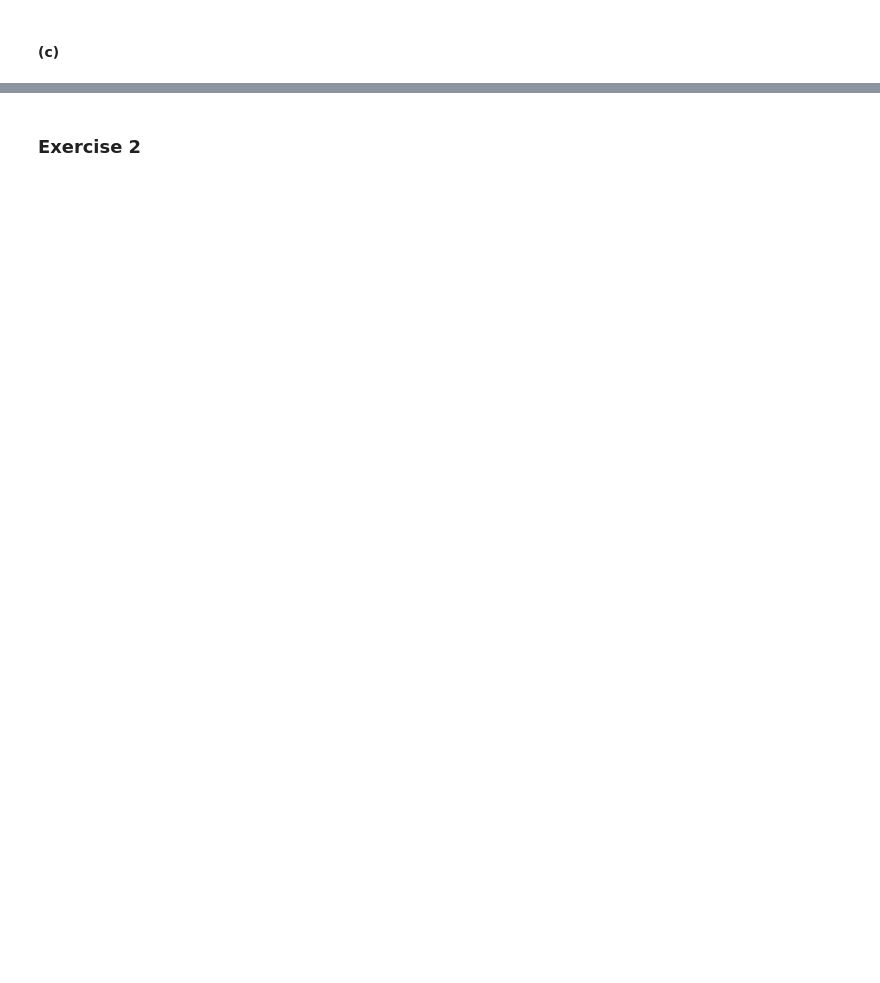
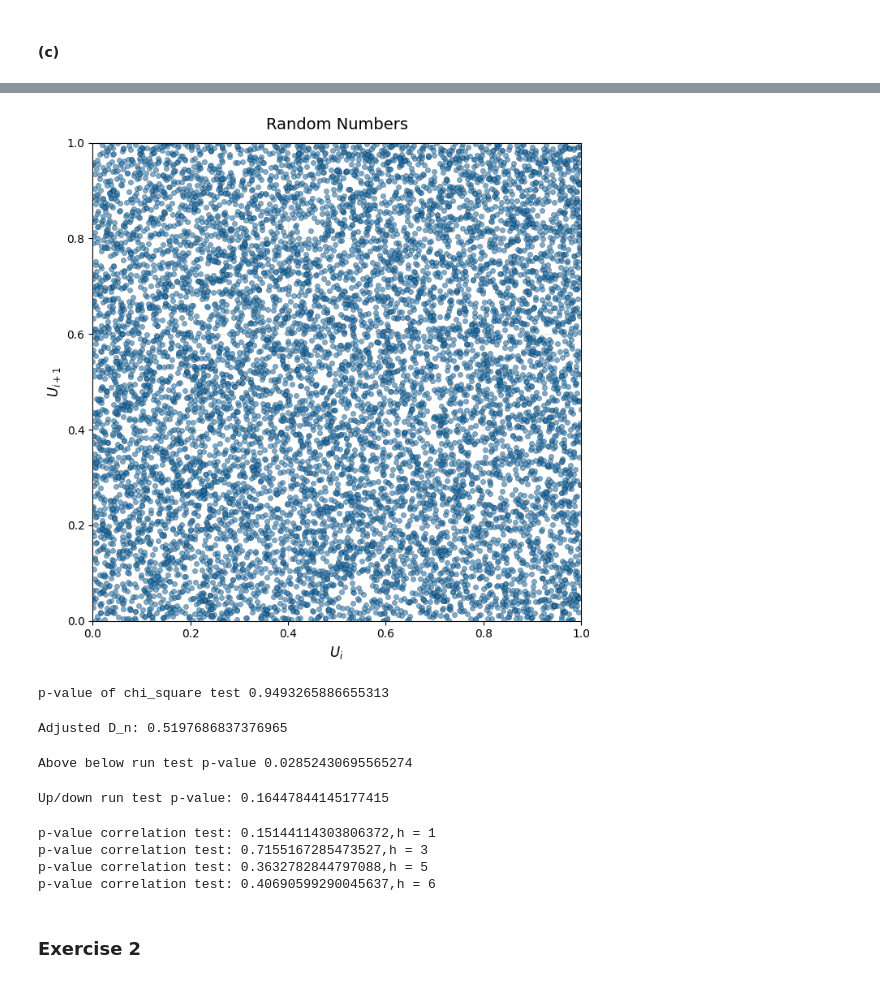
Before and after one commit to AgnesOlsen/02443_Stocastic_Simulation, a Jupyter notebook: Notebooks/Katrine.ipynb, the cells around one changed output, grey strips where cells are left out. Drawn from its saved outputs; the diff is of its cells as text; code cells hidden in the pictures; blank space fills up the shorter version.

```diff
--- a/Notebooks/Katrine.ipynb
+++ b/Notebooks/Katrine.ipynb
@@ -319,3 +418,67 @@ RN = LCG(x0, a, c, M, iter)
+# %%
+# Scatterplot
+
+plt.figure(figsize=(7, 7))
+
+plt.scatter(
+    RN[:-1],
+    RN[1:],
+    s=20,          # marker size
+    alpha=0.6,     # transparency
+    edgecolors='black',
+    linewidths=0.3
+)
+
+plt.title("Random Numbers", fontsize=14, pad=12)
+plt.xlabel(r"$U_i$", fontsize=12)
+plt.ylabel(r"$U_{i+1}$", fontsize=12)
+
+plt.grid(alpha=0.3)
+plt.xlim(0, 1)
+plt.ylim(0, 1)
+
+plt.tight_layout()
+plt.show()
+# %% [output]
+[figure, added]
+# %%
+# Chi-squared test with 10 bins
+
+bins = 10
+observed, _ = np.histogram(RN, bins=bins)
+expected = np.ones(bins) * (10000 / bins)
+
+
+print(f"p-value of chi_square test {T_chi_square(observed,expected, 0)}")
+# %% [output]
+p-value of chi_square test 0.9493265886655313
+# %%
+# Compute D_n
+D_n = Kolmogorov_Smirnov(RN)
+
+# Adjusted test statistic
+print(f"Adjusted D_n: {(np.sqrt(n) + 0.12 + 0.11/np.sqrt(n))*D_n}")
+# %% [output]
+Adjusted D_n: 0.5197686837376965
+# %%
+# Run test 1 (Above/below)
+print(f"Above below run test p-value {Wald_Wolfowitz(RN)}")
+# %% [output]
+Above below run test p-value 0.02852430695565274
+# %%
+# Knuth run test (up/down)
+print(f"Up/down run test p-value: {knuth(RN)}")
+# %% [output]
+Up/down run test p-value: 0.16447844145177415
+# %%
+h = [1,3,5,6]
+for element in h:
+    print(f"p-value correlation test: {correlation_test(RN,element)},h = {element}")
+# %% [output]
+p-value correlation test: 0.15144114303806372,h = 1
+p-value correlation test: 0.7155167285473527,h = 3
+p-value correlation test: 0.3632782844797088,h = 5
+p-value correlation test: 0.40690599290045637,h = 6
 # %% [markdown]
 ### Exercise 2
 # %%
```
Also changed, not shown: parts of 38 cells of this notebook.
